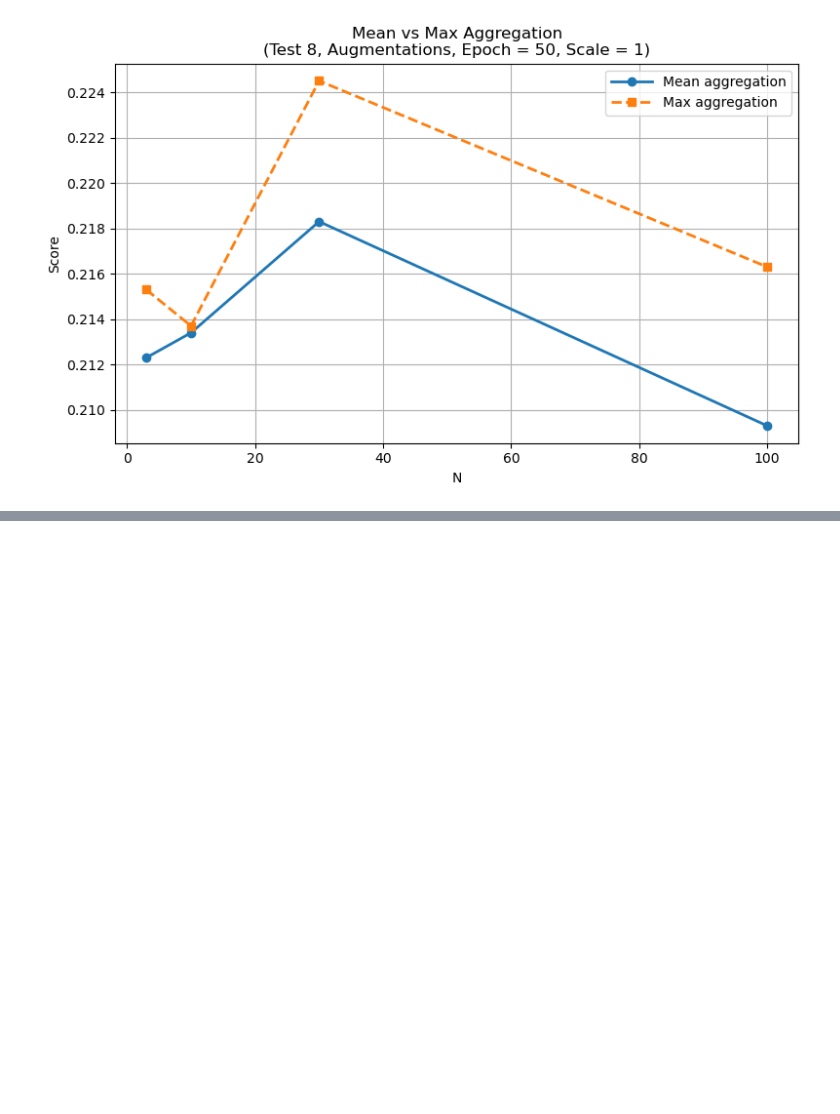
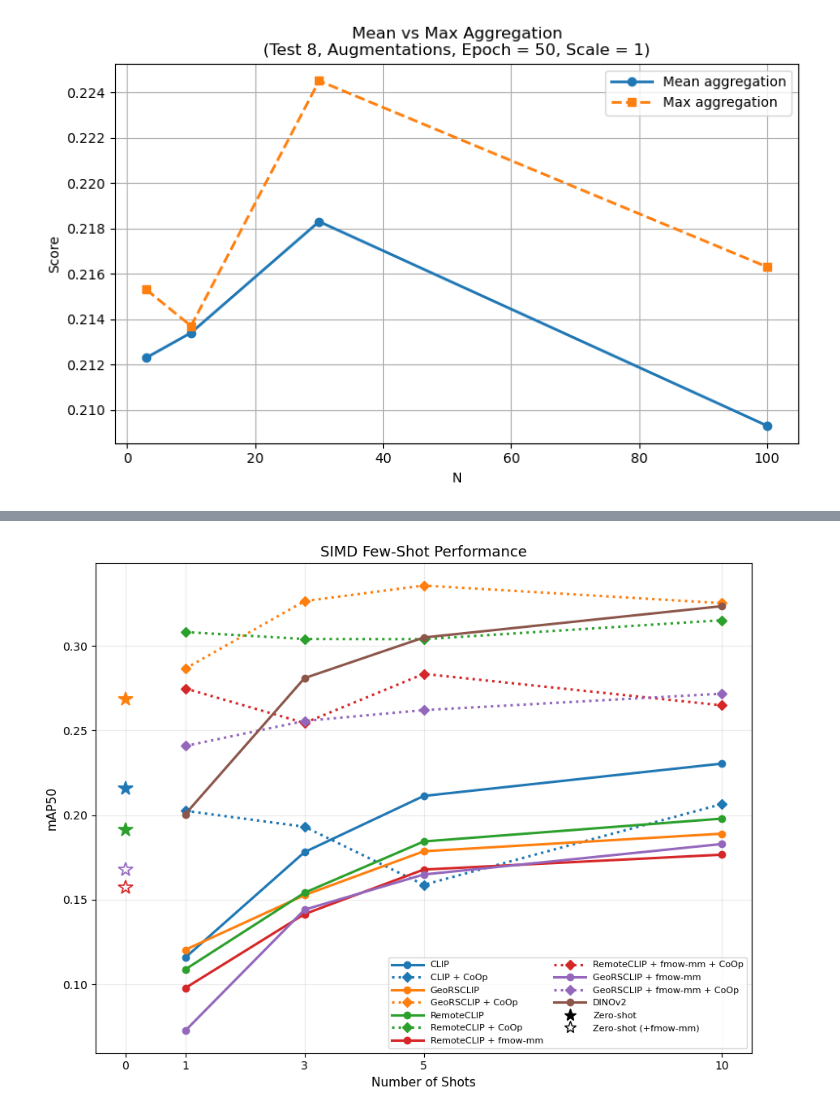
Before and after one commit to madelineloui/ovdsat, a Jupyter notebook: plots.ipynb, the cells around one changed output, grey strips where cells are left out. Saved outputs shown, nothing was run; the diff lists cells and outputs as text; code cells hidden in the pictures; blank space fills up the shorter version.

```diff
--- a/plots.ipynb
+++ b/plots.ipynb
@@ -853,0 +731,27 @@ plt.show()
+# %%
+# SIMD
+
+data = {
+    "CLIP": [0.2154, 0.1158, 0.1781, 0.2113, 0.2304],
+    "CLIP + CoOp": [None, 0.2025, 0.1931, 0.1588, 0.2065],
+
+    "GeoRSCLIP": [0.2684, 0.1204, 0.1527, 0.1786, 0.1890],
+    "GeoRSCLIP + CoOp": [None, 0.2865, 0.3264, 0.3356, 0.3252],
+
+    "RemoteCLIP": [0.1913, 0.1088, 0.1541, 0.1844, 0.1979],
+    "RemoteCLIP + CoOp": [None, 0.3081, 0.3040, 0.3039, 0.3151],
+
+    "RemoteCLIP + fmow-mm": [0.1570, 0.0978, 0.1415, 0.1678, 0.1766],
+    "RemoteCLIP + fmow-mm + CoOp": [None, 0.2748, 0.2544, 0.2834, 0.2648],
+
+    "GeoRSCLIP + fmow-mm": [0.1679, 0.0726, 0.1441, 0.1649, 0.1829],
+    "GeoRSCLIP + fmow-mm + CoOp": [None, 0.2408, 0.2556, 0.2620, 0.2717],
+
+    "DINOv2": [None, 0.2005, 0.2809, 0.3049, 0.3234],
+}
+
+title = "SIMD Few-Shot Performance"
+
+plot_fewshot(data, title)
+# %% [output]
+[figure, added]
```
Also changed, not shown: parts of 18 cells of this notebook, 5 other files.
